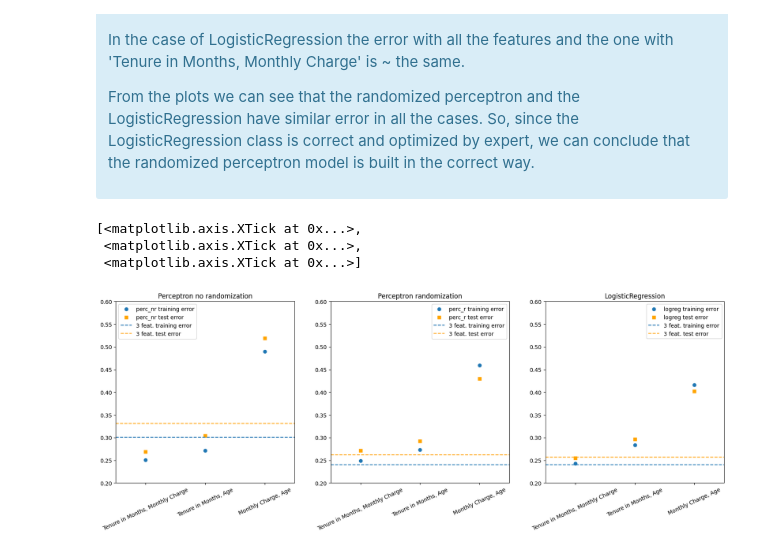
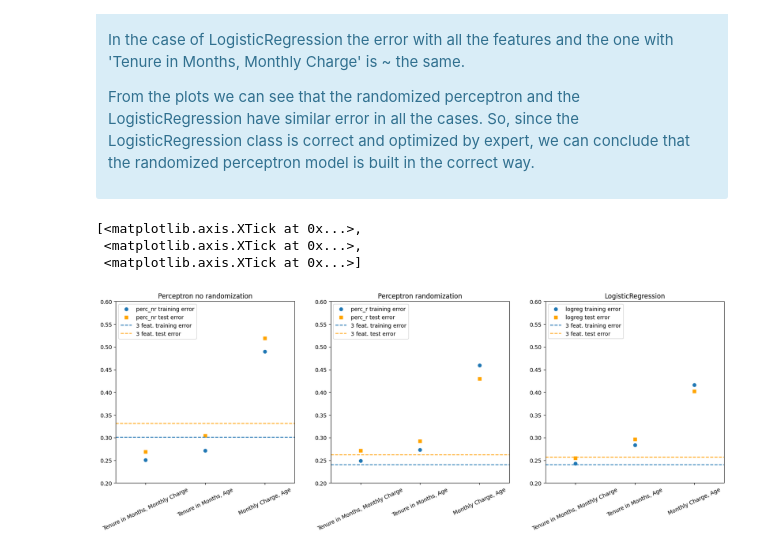
Before and after one commit to Berto70/ml_lab, a Jupyter notebook: ass_1/Bertinelli_Gabriele_LAB1.ipynb, the cells around one changed output. Saved outputs shown, nothing was run; the diff lists cells and outputs as text; code cells hidden in the pictures.

```diff
--- a/ass_1/Bertinelli_Gabriele_LAB1.ipynb
+++ b/ass_1/Bertinelli_Gabriele_LAB1.ipynb
@@ -676,33 +672,33 @@ ax[0].scatter(x=range(3), y=perc_nr['Training_Error'], label='perc_nr training e
 ax[0].scatter(x=range(3), y=perc_nr['Test_Error'], label='perc_nr test error', color='orange', marker=',')
 ax[0].hlines(feat_3[feat_3["Classifier"] == "perc_nr"]['Training_Error'], xmin=-0.5, xmax=3.5, label='3 feat. training error', linestyles='--')
 ax[0].hlines(feat_3[feat_3["Classifier"] == "perc_nr"]['Test_Error'], xmin=-0.5, xmax=3.5, label='3 feat. test error', linestyles='--', color='orange')
 ax[0].set_xlim(-0.5, 2.5)
 ax[0].set_ylim(0.20, 0.6)
 ax[0].legend()
 ax[0].set_title('Perceptron no randomization')
 ax[0].set_xticks(range(3), errors_df[errors_df['Feature_Pair'] != "3_features"]["Feature_Pair"].unique(), rotation=25)
 
 ax[1].scatter(x=range(3), y=perc_r['Training_Error'], label='perc_r training error')
 ax[1].scatter(x=range(3), y=perc_r['Test_Error'], label='perc_r test error', color='orange', marker=',')
 ax[1].hlines(feat_3[feat_3["Classifier"] == "perc_r"]['Training_Error'], xmin=-0.5, xmax=3.5, label='3 feat. training error', linestyles='--')
 ax[1].hlines(feat_3[feat_3["Classifier"] == "perc_r"]['Test_Error'], xmin=-0.5, xmax=3.5, label='3 feat. test error', linestyles='--', color='orange')
 ax[1].set_xlim(-0.5, 2.5)
 ax[1].set_ylim(0.20, 0.6)
-ax[1].legend()
+ax[1].legend(loc='upper left')
 ax[1].set_title('Perceptron randomization')
 ax[1].set_xticks(range(3), errors_df[errors_df['Feature_Pair'] != "3_features"]["Feature_Pair"].unique(), rotation=25)
 
 ax[2].scatter(x=range(3), y=logreg['Training_Error'], label='logreg training error')
 ax[2].scatter(x=range(3), y=logreg['Test_Error'], label='logreg test error', color='orange', marker=',')
 ax[2].hlines(feat_3[feat_3["Classifier"] == "logreg"]['Training_Error'], xmin=-0.5, xmax=3.5, label='3 feat. training error', linestyles='--')
 ax[2].hlines(feat_3[feat_3["Classifier"] == "logreg"]['Test_Error'], xmin=-0.5, xmax=3.5, label='3 feat. test error', linestyles='--', color='orange')
 ax[2].set_xlim(-0.5, 2.5)
 ax[2].set_ylim(0.20, 0.6)
-ax[2].legend()
+ax[2].legend(loc='upper left')
 ax[2].set_title('LogisticRegression')
 ax[2].set_xticks(range(3), errors_df[errors_df['Feature_Pair'] != "3_features"]["Feature_Pair"].unique(), rotation=25)
 # %% [output]
 [<matplotlib.axis.XTick at 0x...>,
  <matplotlib.axis.XTick at 0x...>,
  <matplotlib.axis.XTick at 0x...>]
-[figure, old version]
+[figure, new version]
```
Also changed, not shown: parts of 5 cells of this notebook.
